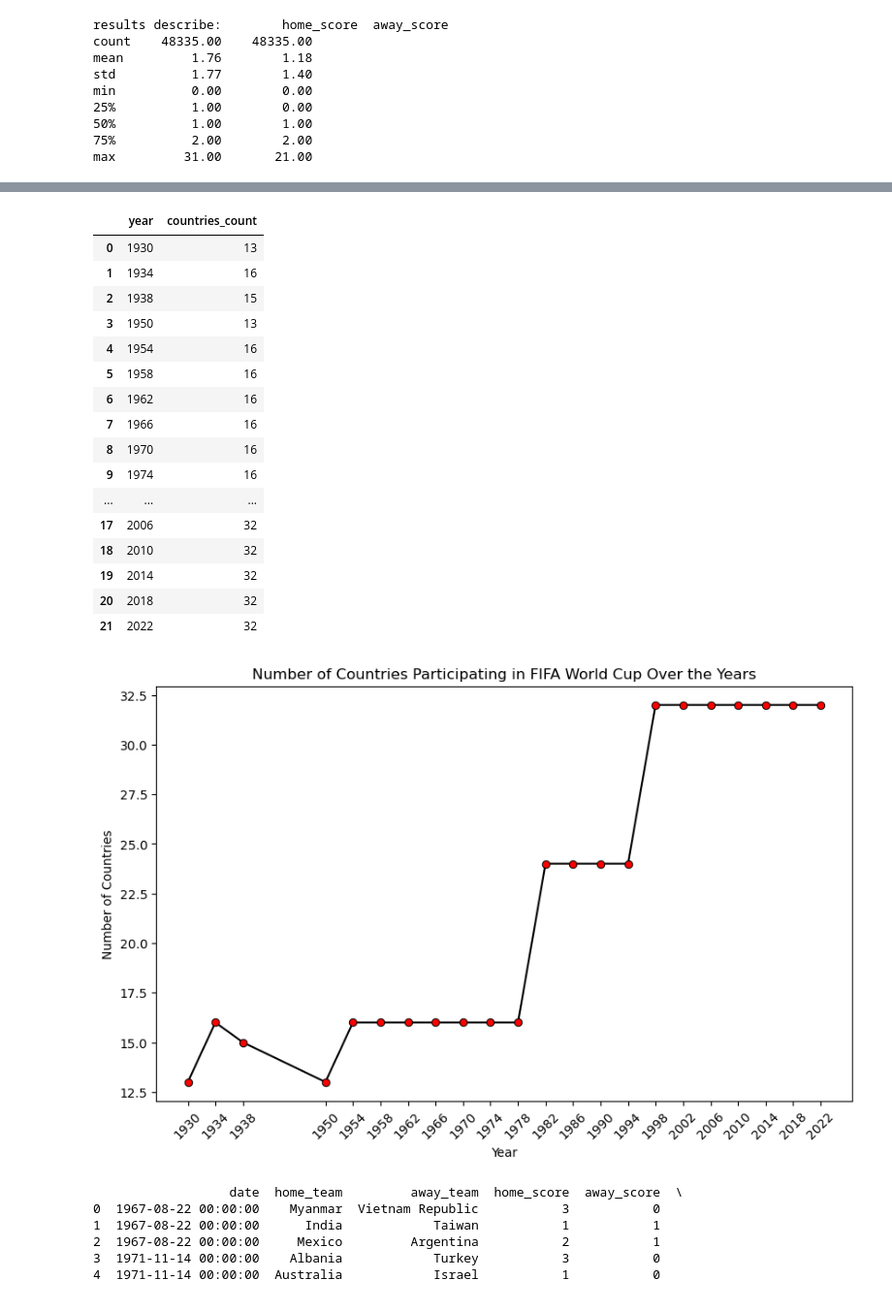
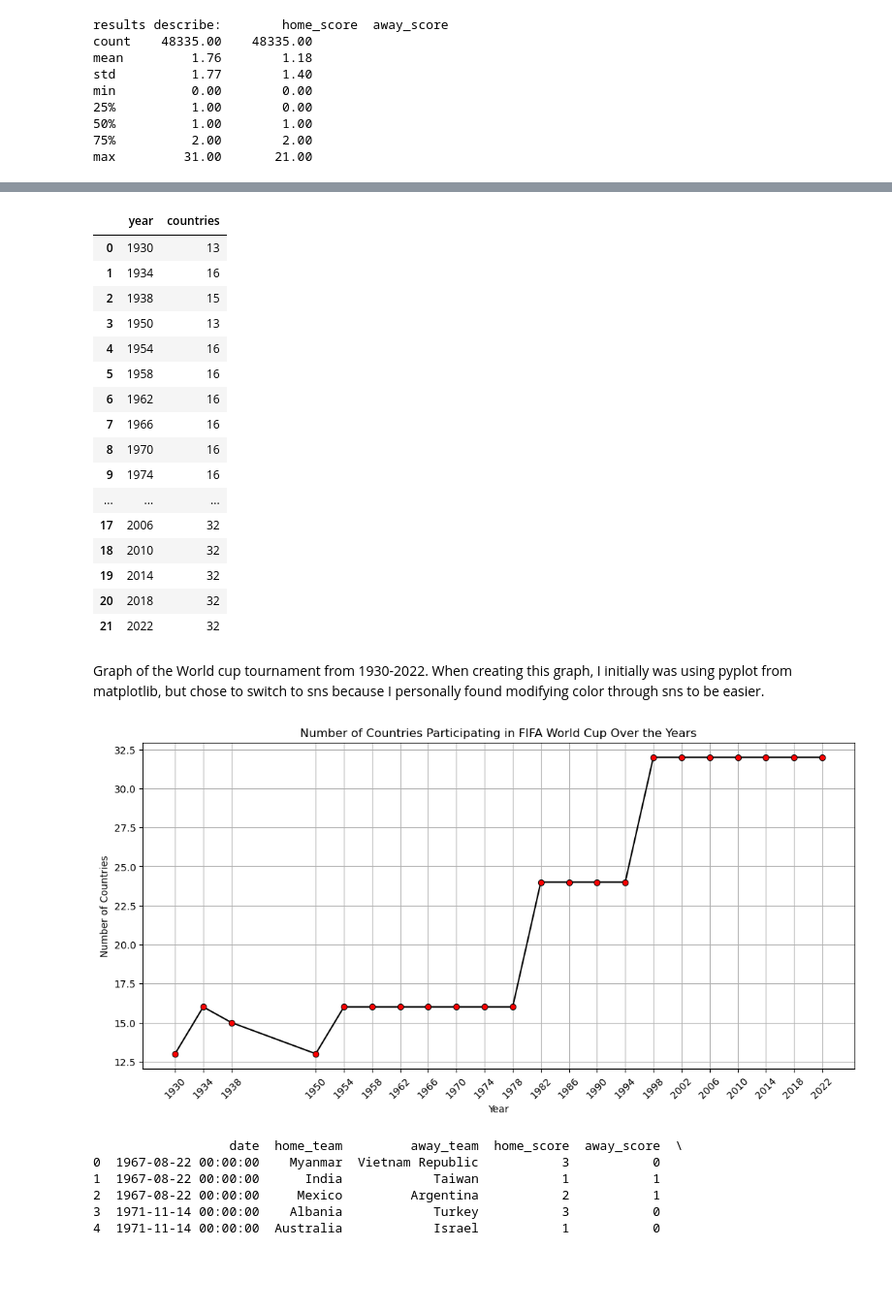
Before and after one commit to joelie1105/international_results_project, a Jupyter notebook: international_results.ipynb, the cells around one changed output, grey strips where cells are left out. Shown at 97% size. Cells and saved outputs as stored; diff of their text form; code cells hidden in the pictures; blank space fills up the shorter version.

```diff
--- a/international_results.ipynb
+++ b/international_results.ipynb
@@ -156,28 +202,26 @@ def to_datetime(df, column='date', date_format='%Y-%m-%d'):
 # %%
 # Creating a new dataframe only from the results dataframe to get matches that only involve the FIFA World Cup
-results_WC = results[results['tournament'] == 'FIFA World Cup'].copy()
+results_wc = results[results['tournament'] == 'FIFA World Cup'].copy()
+
+
 # Extracting the year from the date column to group by year
-results_WC['year'] = results_WC['date'].dt.year
+results_wc['year'] = results_wc['date'].dt.year
 
-"""
-Using copy as a suggestion from copilot becuase I got the following warning when I originally ran the code without it:
+# Concatenate the home and away teams into one column and keeping the year to count unique teams
+teams = pd.concat([
+        results_wc[['year', 'home_team']],
+        results_wc[['year', 'away_team']].rename(columns={'away_team': 'home_team'})
+])
 
-A value is trying to be set on a copy of a slice from a DataFrame.
-Try using .loc[row_indexer,col_indexer] = value instead
+#print(teams.head(20))
+#print(teams.home_team.nunique())
 
-"""
-
-# Combine the home and away teams into one column and keeping the year
-teams = pd.concat([
-        results_WC[['year', 'home_team']],
-        results_WC[['year', 'away_team']].rename(columns={'away_team': 'home_team'})
-])
-# Counting the number of counturies that participated in each World Cup even for the purposes of displaying the changes on a line graph
-countries_count = teams.groupby('year')['home_team'].nunique().reset_index(name='countries_count')
+# Grouping by year and counting the number of unique home teams that participated in each World Cup and renaming the colunm to countries_count
+countries_count = teams.groupby('year')['home_team'].nunique().reset_index(name= 'countries')
 
 countries_count
 # %% [output]
-|  | year | countries_count |
+|  | year | countries |
 | 0 | 1930 | 13 |
 | 1 | 1934 | 16 |
 | 2 | 1938 | 15 |
@@ -194,19 +238,20 @@ countries_count
 | 19 | 2014 | 32 |
 | 20 | 2018 | 32 |
 | 21 | 2022 | 32 |
+# %% [markdown]
+Graph of the World cup tournament from 1930-2022. When creating this graph, I initially was using pyplot from matplotlib, but chose to switch to sns because I personally found modifying color through sns to be easier.
 # %%
 #Create line graph from countries_count dataframe
-plt.figure(figsize=(10, 6))
-sns.lineplot(data=countries_count, x='year', y='countries_count', color='black', marker='o', markerfacecolor='red', markeredgecolor='black',)
+plt.figure(figsize=(13, 6))
+sns.lineplot(data=countries_count, x='year', y='countries', color='black', marker='o', markerfacecolor='red', markeredgecolor='black',)
 plt.title('Number of Countries Participating in FIFA World Cup Over the Years')
 plt.xlabel('Year')
 plt.ylabel('Number of Countries')
 plt.xticks(countries_count['year'], rotation=45)
-#plt.grid(True)
-#plt.tight_layout()
+plt.grid(True)
 plt.show()
 # %% [output]
-[figure, old version]
+[figure, new version]
 # %%
 #Join results with shootouts for later analysis.
 
```
Also changed, not shown: parts of 19 cells of this notebook, 3 other files.
